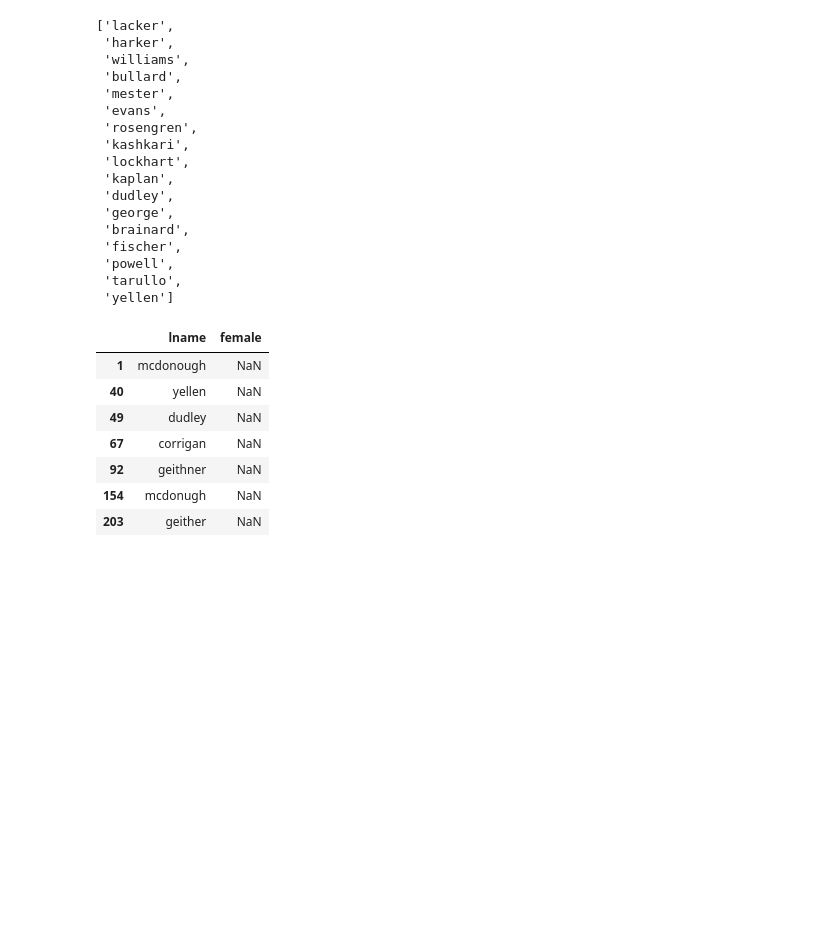
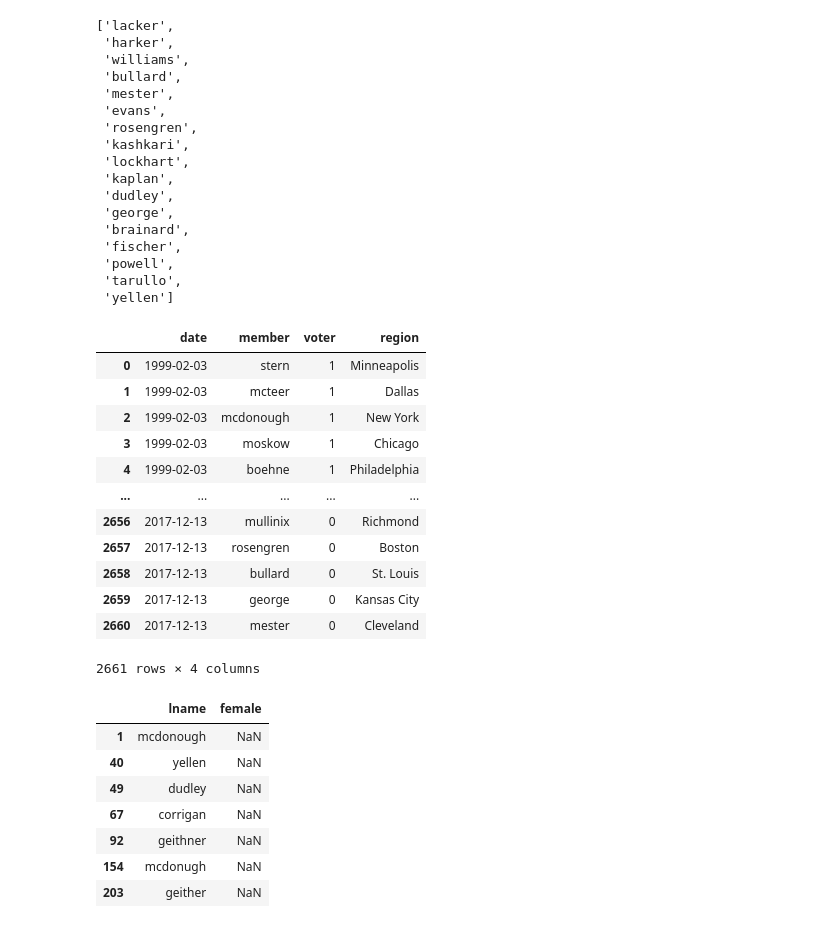
Before and after one commit to bendurham441/fed-nlp, a Jupyter notebook: fomc-membership/fomc_member_process.ipynb, the cells around one changed output. Drawn from its saved outputs; the diff is of its cells as text; code cells hidden in the pictures; blank space fills up the shorter version.

```diff
--- a/fomc-membership/fomc_member_process.ipynb
+++ b/fomc-membership/fomc_member_process.ipynb
@@ -165,6 +162,22 @@ for date in dates:
 records
 
 fomc = pd.DataFrame.from_records(records)
+# %%
+fomc
+# %% [output]
+|  | date | member | voter | region |
+| 0 | 1999-02-03 | stern | 1 | Minneapolis |
+| 1 | 1999-02-03 | mcteer | 1 | Dallas |
+| 2 | 1999-02-03 | mcdonough | 1 | New York |
+| 3 | 1999-02-03 | moskow | 1 | Chicago |
+| 4 | 1999-02-03 | boehne | 1 | Philadelphia |
+| ... | ... | ... | ... | ... |
+| 2656 | 2017-12-13 | mullinix | 0 | Richmond |
+| 2657 | 2017-12-13 | rosengren | 0 | Boston |
+| 2658 | 2017-12-13 | bullard | 0 | St. Louis |
+| 2659 | 2017-12-13 | george | 0 | Kansas City |
+| 2660 | 2017-12-13 | mester | 0 | Cleveland |
+2661 rows × 4 columns
 # %%
 speakers = pd.read_csv('../working-csvs/raw_transcripts.csv', index_col=0)['speaker'].unique()
 # %%
```
Also changed, not shown: parts of 5 cells of this notebook.
